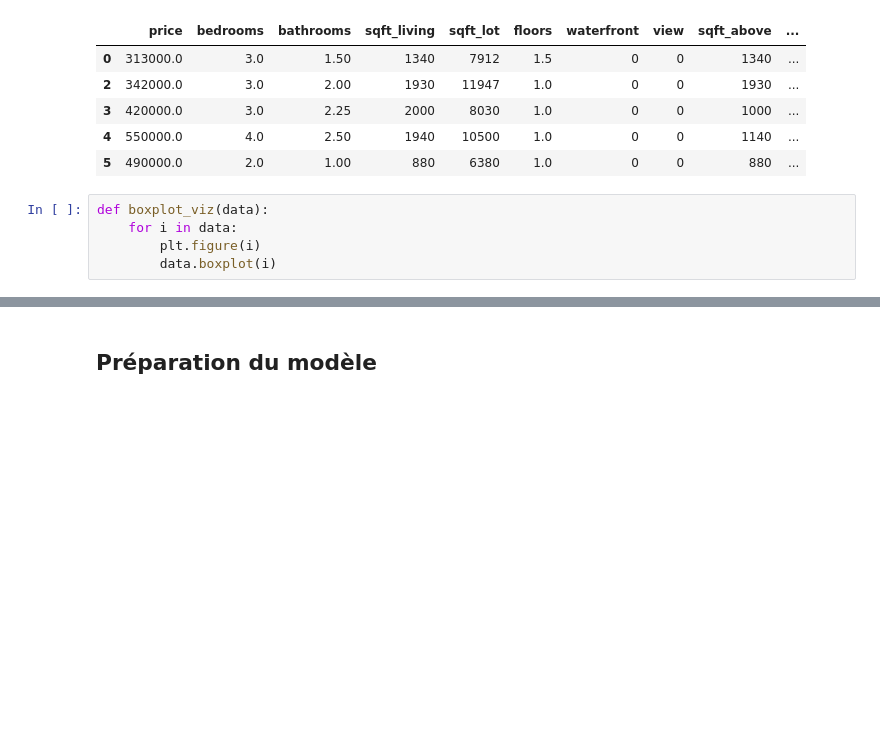
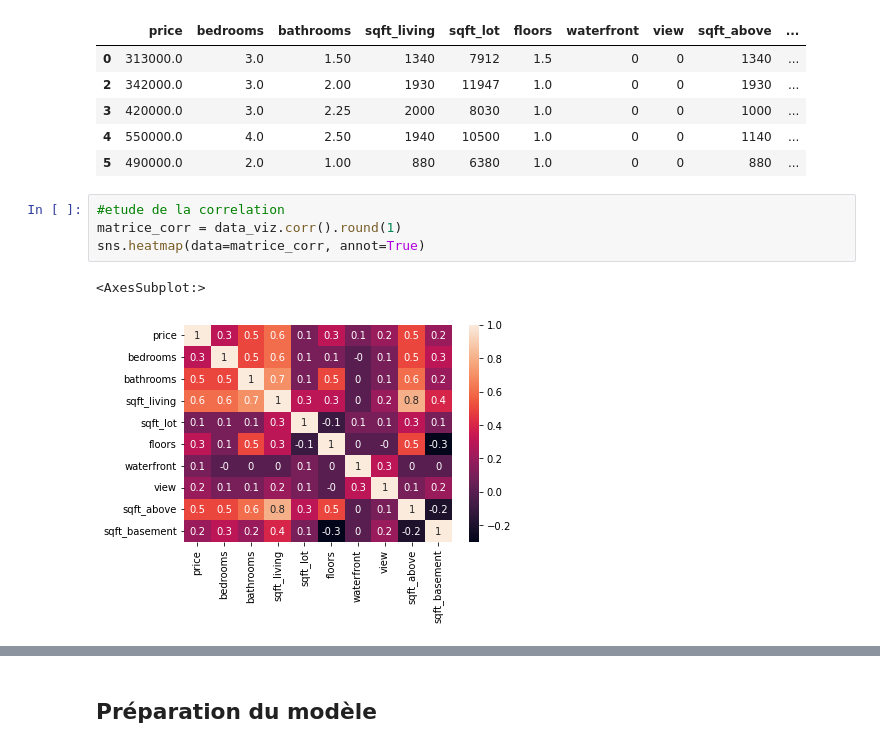
Before and after one commit to Tsyka-prog/PCO, a Jupyter notebook: autre/projet.ipynb, the cells around one changed output, grey strips where cells are left out. Saved outputs shown, nothing was run; the diff lists cells and outputs as text; blank space fills up the shorter version.

```diff
--- a/autre/projet.ipynb
+++ b/autre/projet.ipynb
@@ -209,7 +247,9 @@ data_viz.head()
 | 4 | 550000.0 | 4.0 | 2.50 | 1940 | 10500 | 1.0 | 0 | 0 | 1140 | ... |
 | 5 | 490000.0 | 2.0 | 1.00 | 880 | 6380 | 1.0 | 0 | 0 | 880 | ... |
 # %%
-def boxplot_viz(data):
-    for i in data:
-        plt.figure(i)
-        data.boxplot(i)
+#etude de la correlation
+matrice_corr = data_viz.corr().round(1)
+sns.heatmap(data=matrice_corr, annot=True)
+# %% [output]
+<AxesSubplot:>
+[figure, added]
```
Also changed, not shown: parts of 37 cells of this notebook, 5 other files.
